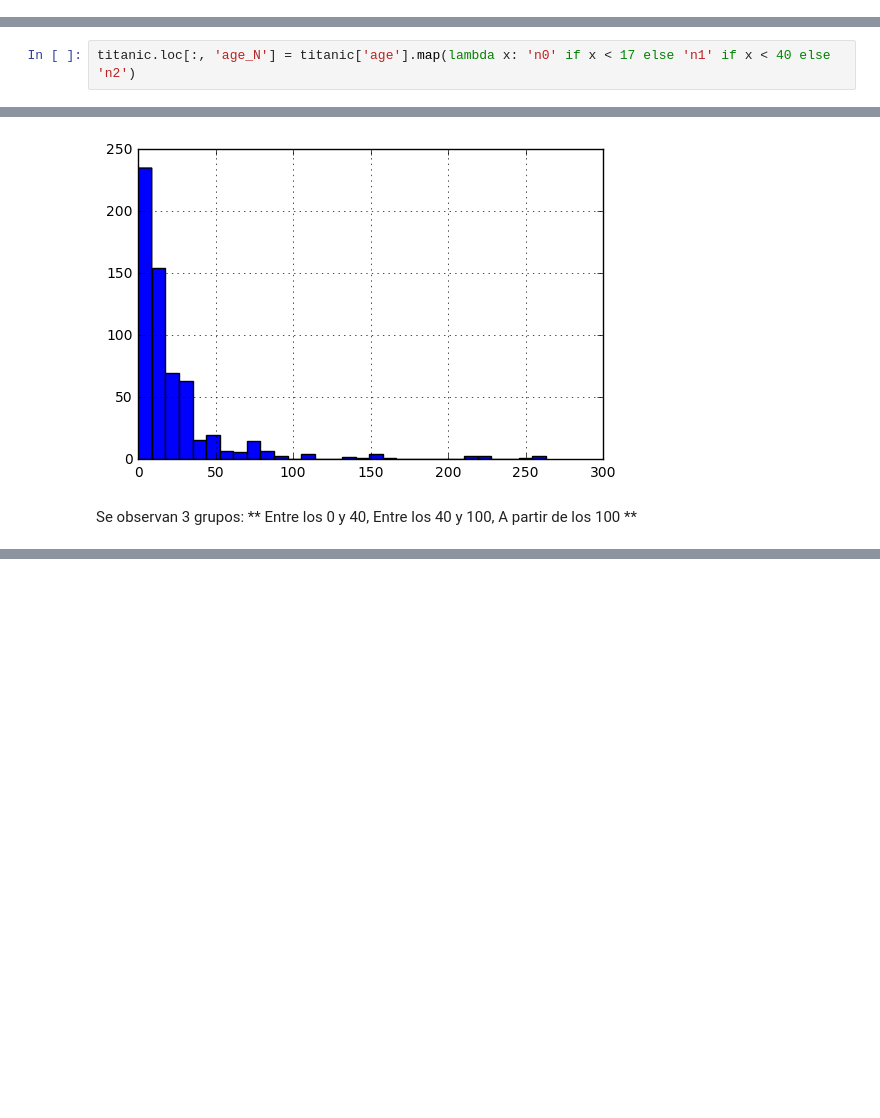
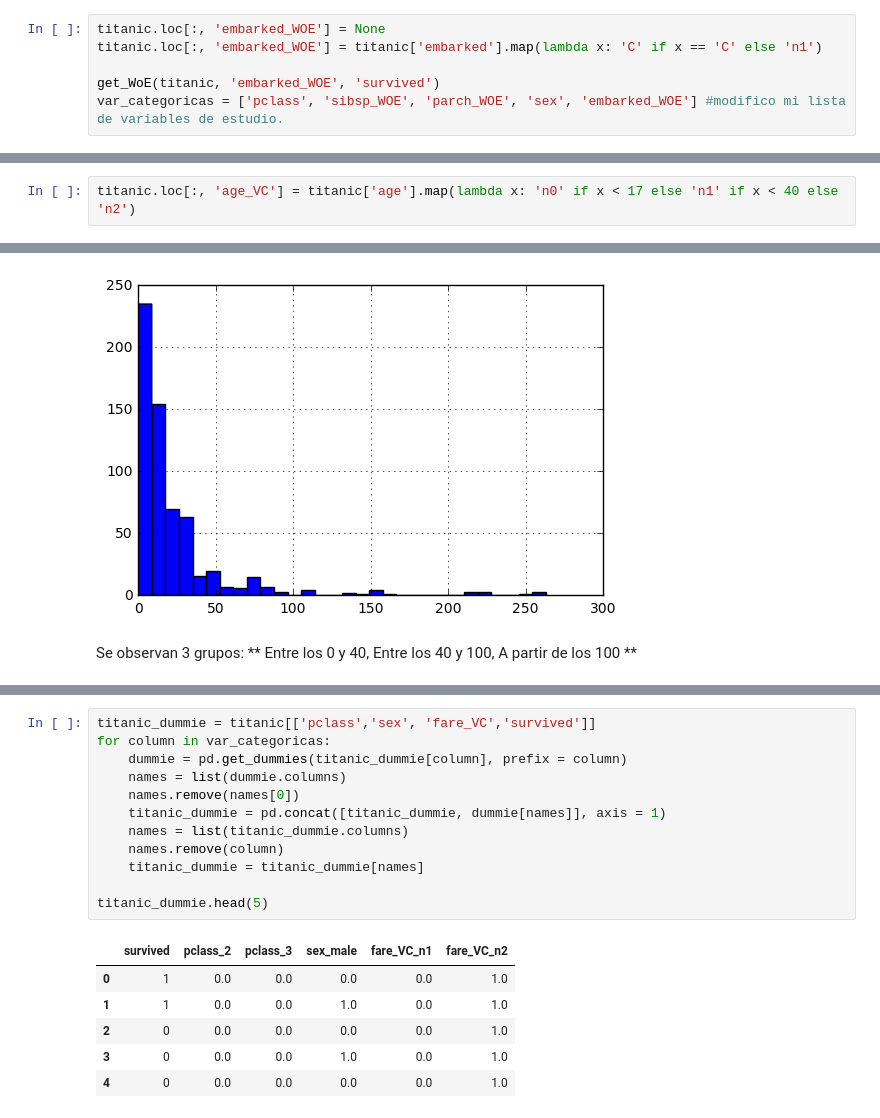
Before and after one commit to giovamata/campusciff-2016, a Jupyter notebook: Finales/Machine Learning/Ejercicios de la primera y segunda sesión/ML Ejercicio 1.ipynb, the cells around one changed output, grey strips where cells are left out. Drawn from its saved outputs; the diff is of its cells as text; blank space fills up the shorter version.

```diff
--- a/Finales/Machine Learning/Ejercicios de la primera y segunda sesión/ML Ejercicio 1.ipynb
+++ b/Finales/Machine Learning/Ejercicios de la primera y segunda sesión/ML Ejercicio 1.ipynb
@@ -419,0 +406,6 @@ Obteniendo el Woe para la variable embarked :
+# %%
+titanic.loc[:, 'embarked_WOE'] = None
+titanic.loc[:, 'embarked_WOE'] = titanic['embarked'].map(lambda x: 'C' if x == 'C' else 'n1')
+
+get_WoE(titanic, 'embarked_WOE', 'survived')
+var_categoricas = ['pclass', 'sibsp_WOE', 'parch_WOE', 'sex', 'embarked_WOE'] #modifico mi lista de variables de estudio.
@@ -467,5 +457,5 @@ Se observan 3 grupos:
 # %%
-titanic.loc[:, 'age_N'] = titanic['age'].map(lambda x: 'n0' if x < 17 else 'n1' if x < 40 else 'n2')
+titanic.loc[:, 'age_VC'] = titanic['age'].map(lambda x: 'n0' if x < 17 else 'n1' if x < 40 else 'n2')
 # %%
 titanic['fare'][var_target].hist(bins=30)
 # %% [output]
@@ -514,0 +566,19 @@ survived
+# %%
+titanic_dummie = titanic[['pclass','sex', 'fare_VC','survived']]
+for column in var_categoricas:
+    dummie = pd.get_dummies(titanic_dummie[column], prefix = column)
+    names = list(dummie.columns)
+    names.remove(names[0])
+    titanic_dummie = pd.concat([titanic_dummie, dummie[names]], axis = 1)
+    names = list(titanic_dummie.columns)
+    names.remove(column)
+    titanic_dummie = titanic_dummie[names]
+
+titanic_dummie.head(5)
+# %% [output]
+|  | survived | pclass_2 | pclass_3 | sex_male | fare_VC_n1 | fare_VC_n2 |
+| 0 | 1 | 0.0 | 0.0 | 0.0 | 0.0 | 1.0 |
+| 1 | 1 | 0.0 | 0.0 | 1.0 | 0.0 | 1.0 |
+| 2 | 0 | 0.0 | 0.0 | 0.0 | 0.0 | 1.0 |
+| 3 | 0 | 0.0 | 0.0 | 1.0 | 0.0 | 1.0 |
+| 4 | 0 | 0.0 | 0.0 | 0.0 | 0.0 | 1.0 |
```
Also changed, not shown: parts of 41 cells of this notebook.
